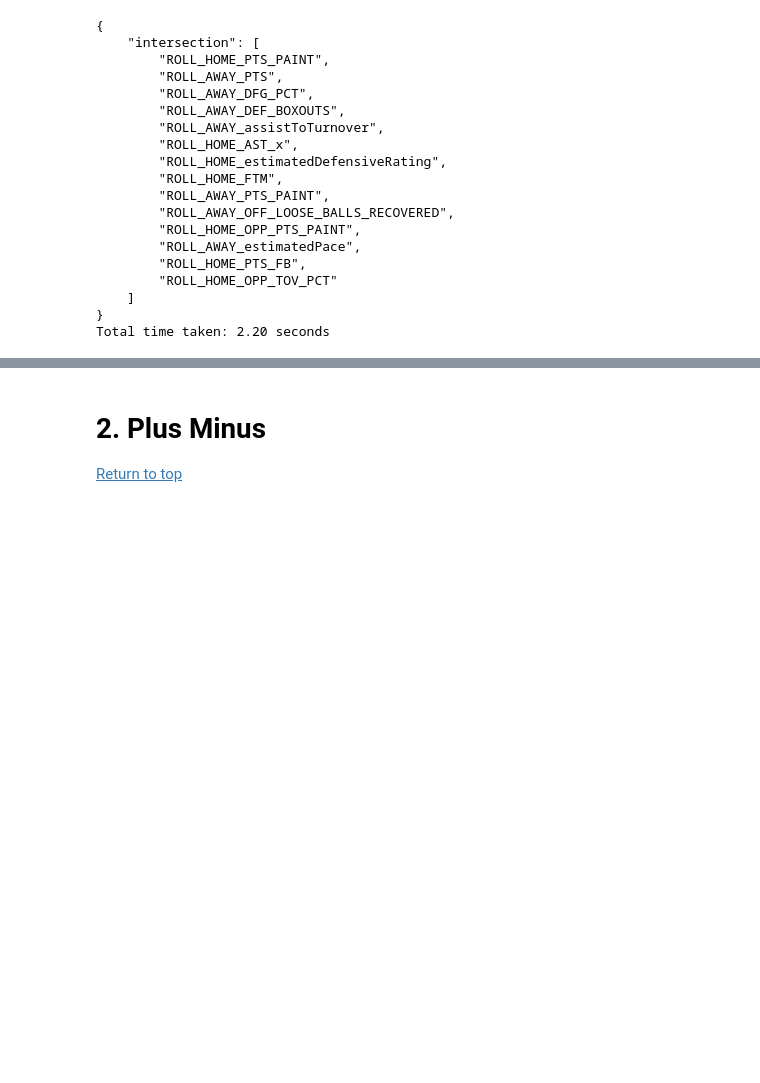
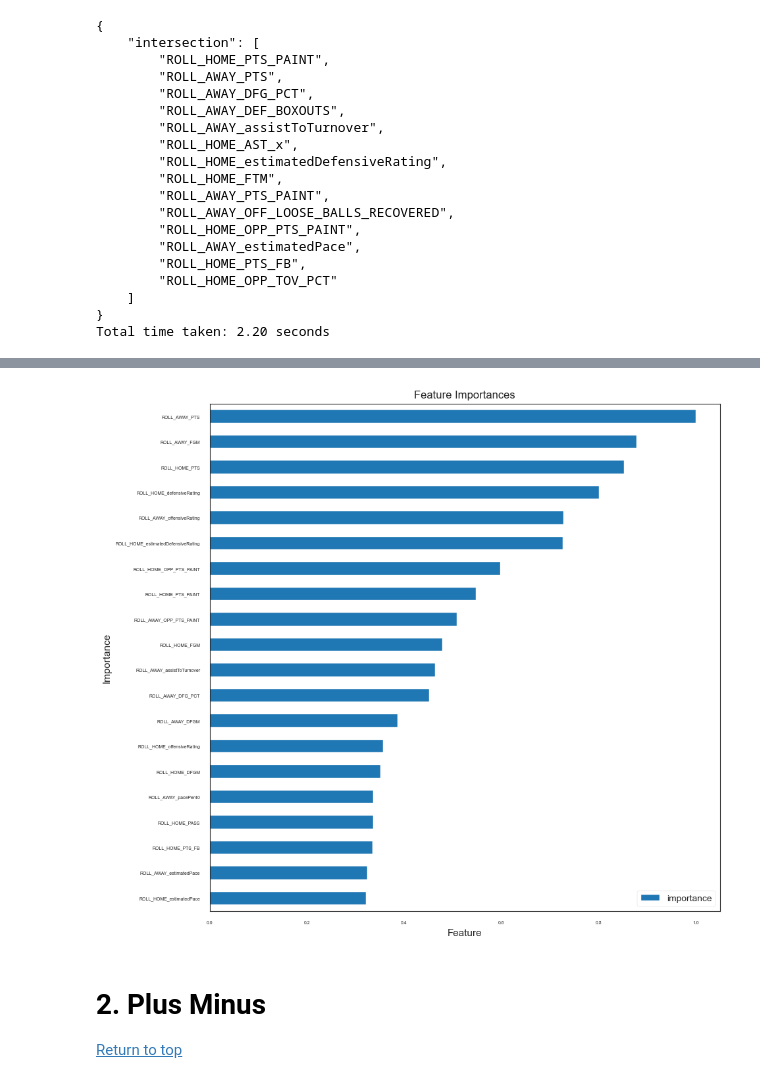
Before and after one commit to stevenworthington/sports_betting, a Jupyter notebook: code/data_processing/04_Feature_Selection_Filter_and_Wrapper_Methods.ipynb, the cells around one changed output, grey strips where cells are left out. Cells and saved outputs as stored; diff of their text form; code cells hidden in the pictures; blank space fills up the shorter version.

```diff
--- a/code/data_processing/04_Feature_Selection_Filter_and_Wrapper_Methods.ipynb
+++ b/code/data_processing/04_Feature_Selection_Filter_and_Wrapper_Methods.ipynb
@@ -216,0 +224,12 @@ Total time taken: 2.20 seconds
+# %%
+train_df = pts_features.loc[pts_features.index <= pd.to_datetime('2022-05-01')]
+X_train = train_df.drop('TOTAL_PTS', axis=1)
+y_train = train_df['TOTAL_PTS']
+
+start_time = time.time()
+
+rf = RandomForestRegressor(random_state=599, n_jobs=-1, n_estimators=500, max_depth=8, max_features=0.3)
+rf.fit(X_train, y_train)
+
+end_time = time.time()
+print(f"Total time taken: {end_time - start_time:.2f} seconds")
@@ -216,0 +238,6 @@ Total time taken: 2.20 seconds
+# %%
+# create a DataFrame for feature importances
+feature_importances = pd.DataFrame(
+    {'importance': rf.feature_importances_ / rf.feature_importances_.max()},
+    index=X_train.columns.tolist(),
+    columns=['importance']).sort_values('importance', ascending=True).tail(20)
@@ -217,3 +262,11 @@ Total time taken: 2.20 seconds
+# %%
+# plot feature importances
+feature_importances.plot(kind='barh', figsize=(10, 10), fontsize=5)
+plt.title("Feature Importances")
+plt.xlabel("Feature")
+plt.ylabel("Importance");
+# %% [output]
+[figure, added]
 # %% [markdown]
 <a name="2.-Plus-Minus"></a>
 # 2. Plus Minus
```
Also changed, not shown: parts of 5 cells of this notebook.
